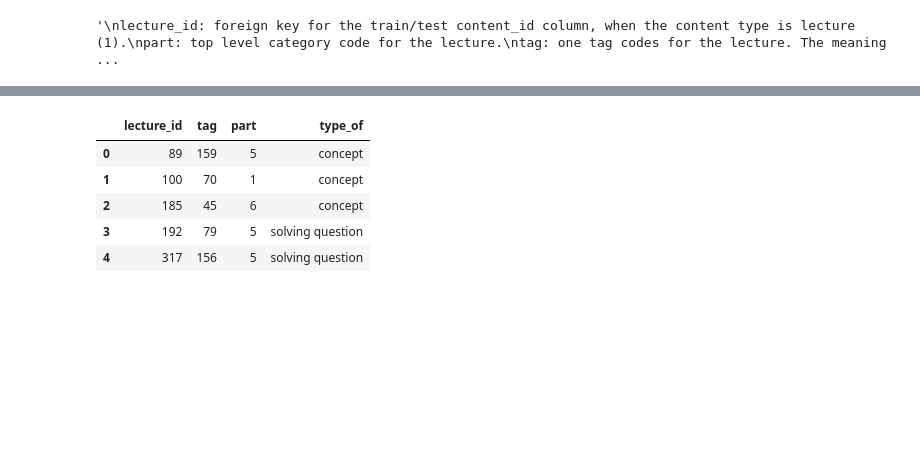
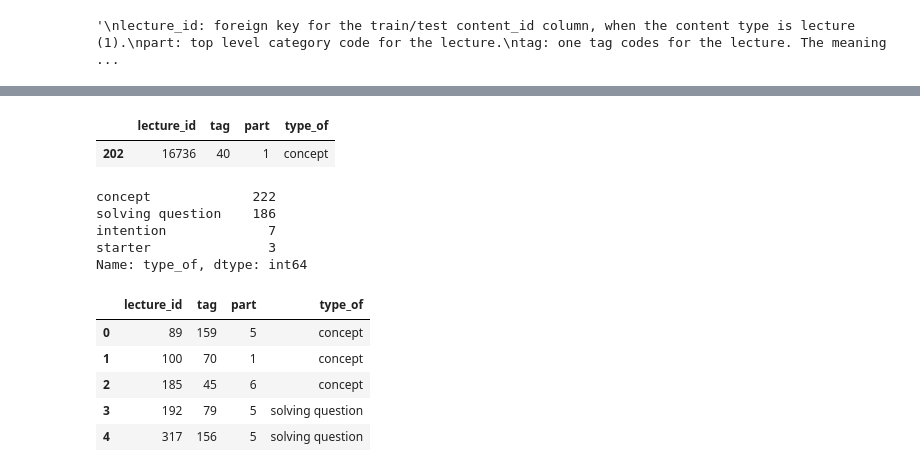
Before and after one commit to ingu627/answer_correctness, a Jupyter notebook: pre_lectures.ipynb, the cells around one changed output, grey strips where cells are left out. Saved outputs shown, nothing was run; the diff lists cells and outputs as text; code cells hidden in the pictures; blank space fills up the shorter version.

```diff
--- a/lectures.ipynb
+++ b/pre_lectures.ipynb
@@ -30,3 +69,22 @@ type_of: brief description of the core purpose of the lecture
+# %%
+# tag: one tag codes for the lecture. The meaning of the tags will not be provided,
+#      but these codes are sufficient for clustering the lectures together.
+# 강의를 위한 코드 넘버링
+
+lectures[lectures.tag==40]
+# %% [output]
+|  | lecture_id | tag | part | type_of |
+| 202 | 16736 | 40 | 1 | concept |
+# %%
+# type_of: brief description of the core purpose of the lecture
+
+lectures.type_of.value_counts()
+# %% [output]
+concept             222
+solving question    186
+intention             7
+starter               3
+Name: type_of, dtype: int64
 # %%
 lectures.head()
 # %% [output]
```
Also changed, not shown: parts of 5 cells of this notebook.
